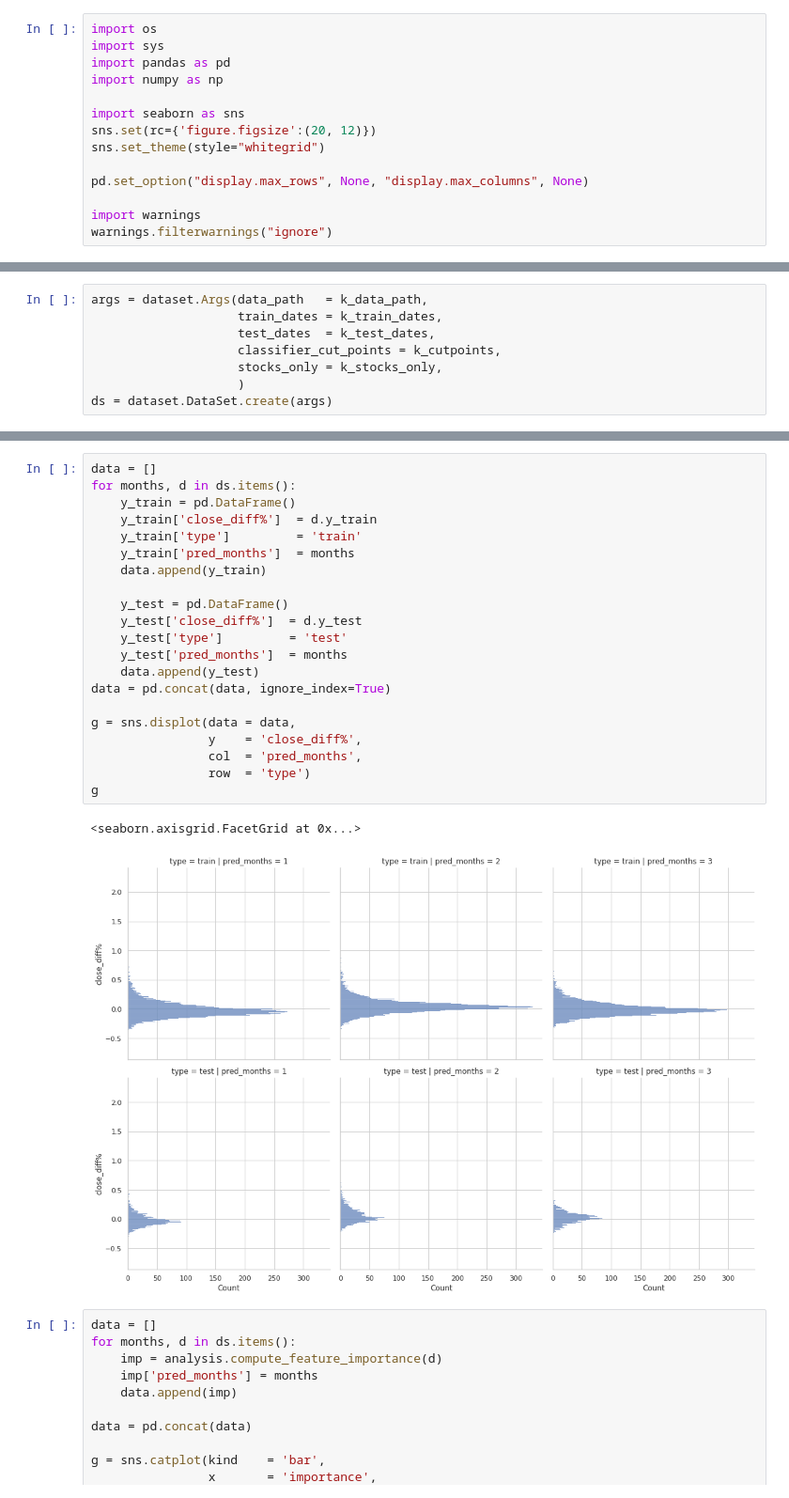
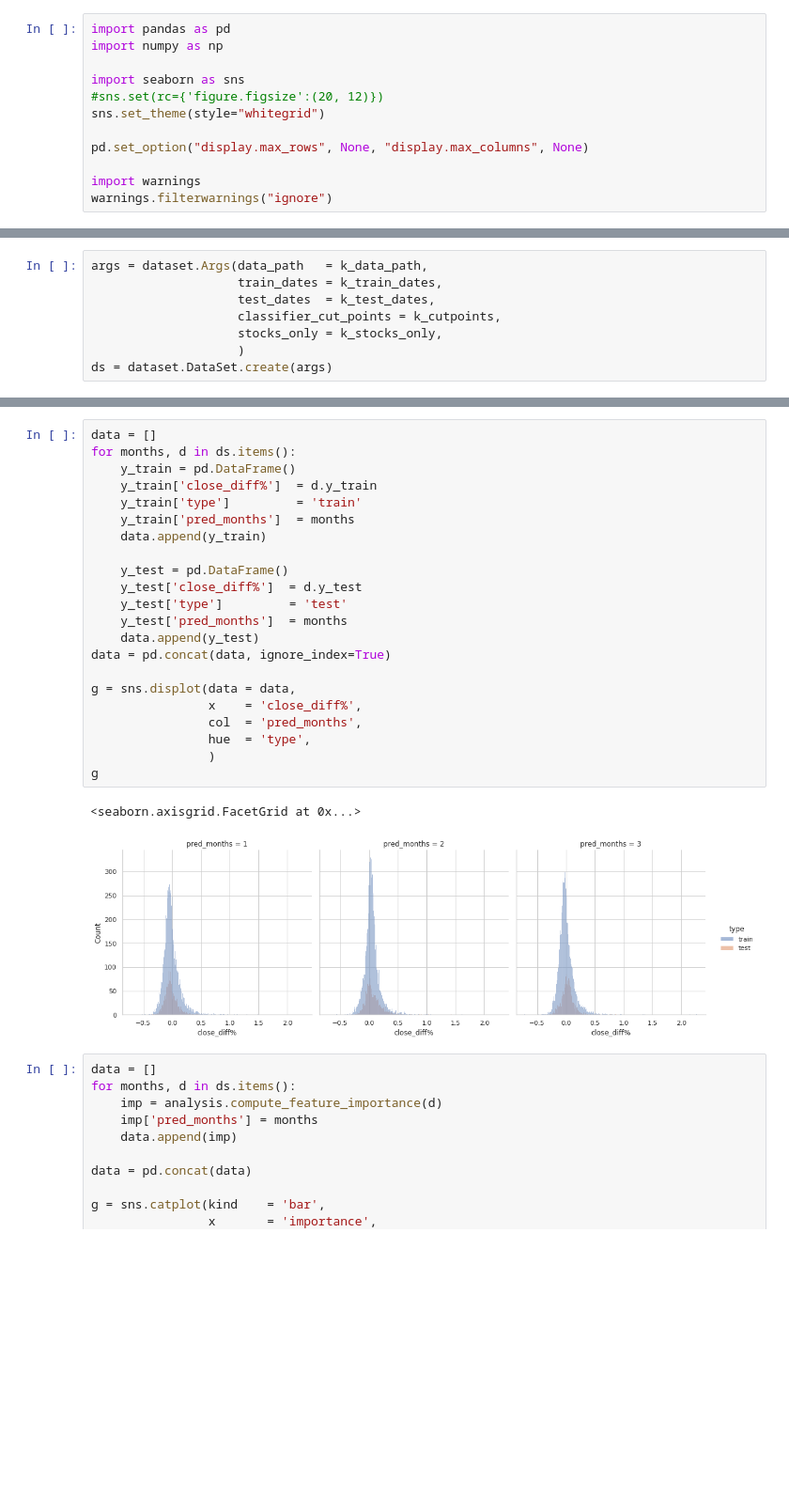
Before and after one commit to jiachengpan/goldenspoon, a Jupyter notebook: exploratory_data_analysis/analysis.ipynb, the cells around one changed output, grey strips where cells are left out. Shown at 94% size. Saved outputs shown, nothing was run; the diff lists cells and outputs as text; blank space fills up the shorter version.

Commit message:
[eda] plot indicator distributions

```diff
--- a/exploratory_data_analysis/analysis.ipynb
+++ b/exploratory_data_analysis/analysis.ipynb
@@ -1,11 +1,9 @@
 # %%
-import os
-import sys
 import pandas as pd
 import numpy as np
 
 import seaborn as sns
-sns.set(rc={'figure.figsize':(20, 12)})
+#sns.set(rc={'figure.figsize':(20, 12)})
 sns.set_theme(style="whitegrid")
 
 pd.set_option("display.max_rows", None, "display.max_columns", None)
@@ -65,27 +173,28 @@ g
 # %%
 data = []
 for months, d in ds.items():
     y_train = pd.DataFrame()
     y_train['close_diff%']  = d.y_train
     y_train['type']         = 'train'
     y_train['pred_months']  = months
     data.append(y_train)
 
     y_test = pd.DataFrame()
     y_test['close_diff%']  = d.y_test
     y_test['type']         = 'test'
     y_test['pred_months']  = months
     data.append(y_test)
 data = pd.concat(data, ignore_index=True)
 
 g = sns.displot(data = data,
-                y    = 'close_diff%',
+                x    = 'close_diff%',
                 col  = 'pred_months',
-                row  = 'type')
+                hue  = 'type',
+                )
 g
 # %% [output]
 <seaborn.axisgrid.FacetGrid at 0x...>
-[figure, old version]
+[figure, new version]
 # %%
 data = []
 for months, d in ds.items():
```
Also changed, not shown: parts of 7 cells of this notebook.
